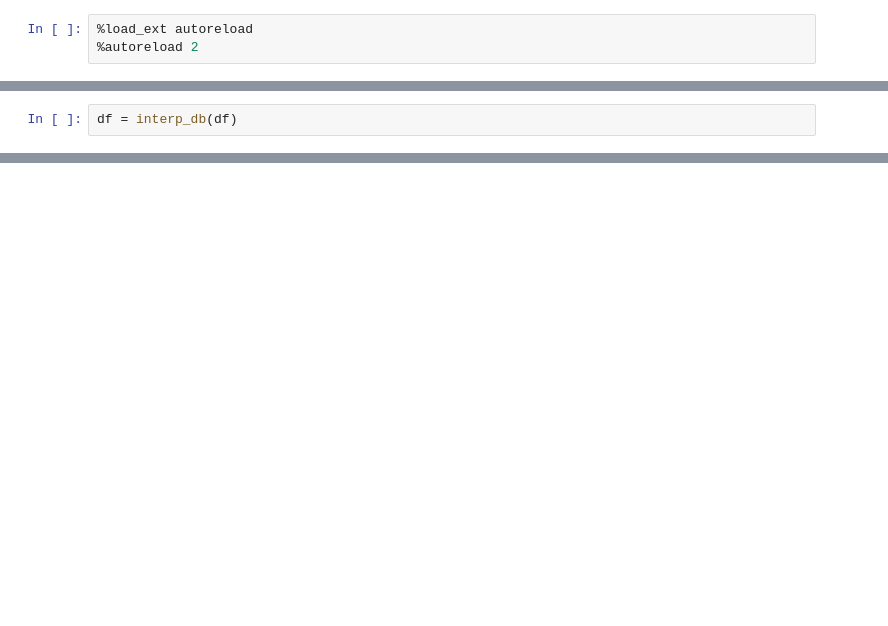
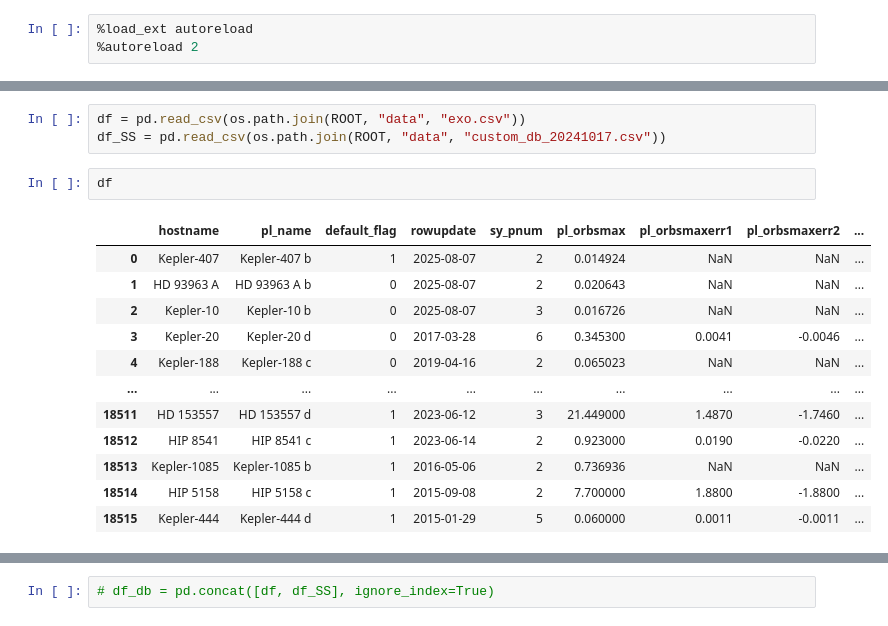
Before and after one commit to abocchieri/ExoNAMD, a Jupyter notebook: notebook/run.ipynb, the cells around one changed output, grey strips where cells are left out. Saved outputs shown, nothing was run; the diff lists cells and outputs as text; blank space fills up the shorter version.

```diff
--- a/notebook/run.ipynb
+++ b/notebook/run.ipynb
@@ -30,3 +12,18 @@ df = create_db(from_scratch=False)
+# %%
+df = pd.read_csv(os.path.join(ROOT, "data", "exo.csv"))
+df_SS = pd.read_csv(os.path.join(ROOT, "data", "custom_db_20241017.csv"))
 # %%
-df = interp_db(df)
+df
 # %% [output]
+|  | hostname | pl_name | default_flag | rowupdate | sy_pnum | pl_orbsmax | pl_orbsmaxerr1 | pl_orbsmaxerr2 | ... |
+| 0 | Kepler-407 | Kepler-407 b | 1 | 2025-08-07 | 2 | 0.014924 | NaN | NaN | ... |
+| 1 | HD 93963 A | HD 93963 A b | 0 | 2025-08-07 | 2 | 0.020643 | NaN | NaN | ... |
+| 2 | Kepler-10 | Kepler-10 b | 0 | 2025-08-07 | 3 | 0.016726 | NaN | NaN | ... |
+| 3 | Kepler-20 | Kepler-20 d | 0 | 2017-03-28 | 6 | 0.345300 | 0.0041 | -0.0046 | ... |
+| 4 | Kepler-188 | Kepler-188 c | 0 | 2019-04-16 | 2 | 0.065023 | NaN | NaN | ... |
+| ... | ... | ... | ... | ... | ... | ... | ... | ... | ... |
+| 18511 | HD 153557 | HD 153557 d | 1 | 2023-06-12 | 3 | 21.449000 | 1.4870 | -1.7460 | ... |
+| 18512 | HIP 8541 | HIP 8541 c | 1 | 2023-06-14 | 2 | 0.923000 | 0.0190 | -0.0220 | ... |
+| 18513 | Kepler-1085 | Kepler-1085 b | 1 | 2016-05-06 | 2 | 0.736936 | NaN | NaN | ... |
+| 18514 | HIP 5158 | HIP 5158 c | 1 | 2015-09-08 | 2 | 7.700000 | 1.8800 | -1.8800 | ... |
+| 18515 | Kepler-444 | Kepler-444 d | 1 | 2015-01-29 | 5 | 0.060000 | 0.0011 | -0.0011 | ... |
@@ -61,0 +31,2 @@ df = interp_db(df)
+# %%
+# df_db = pd.concat([df, df_SS], ignore_index=True)
```
Also changed, not shown: parts of 15 cells of this notebook, 7 other files.
